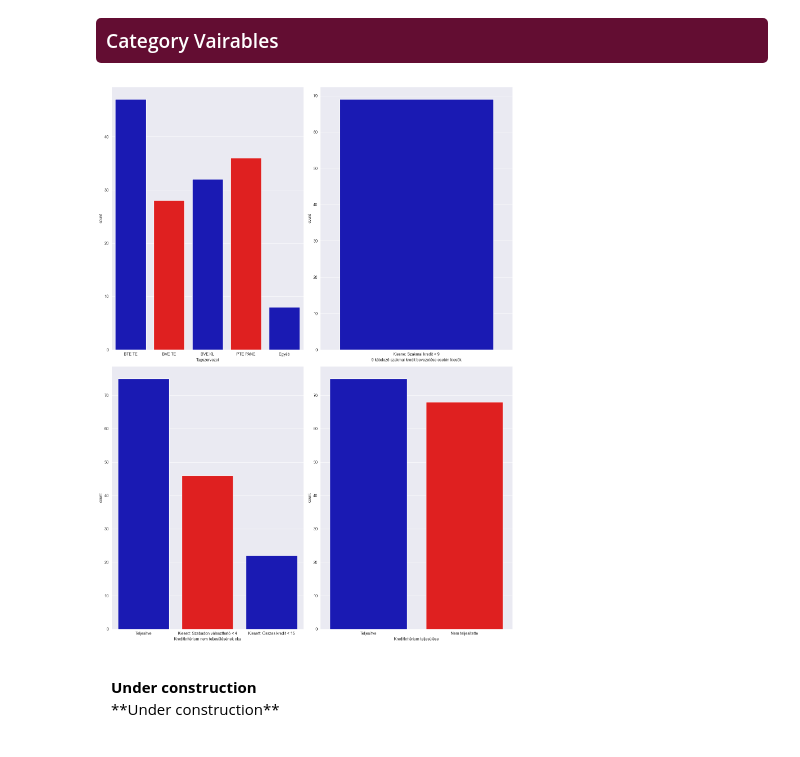
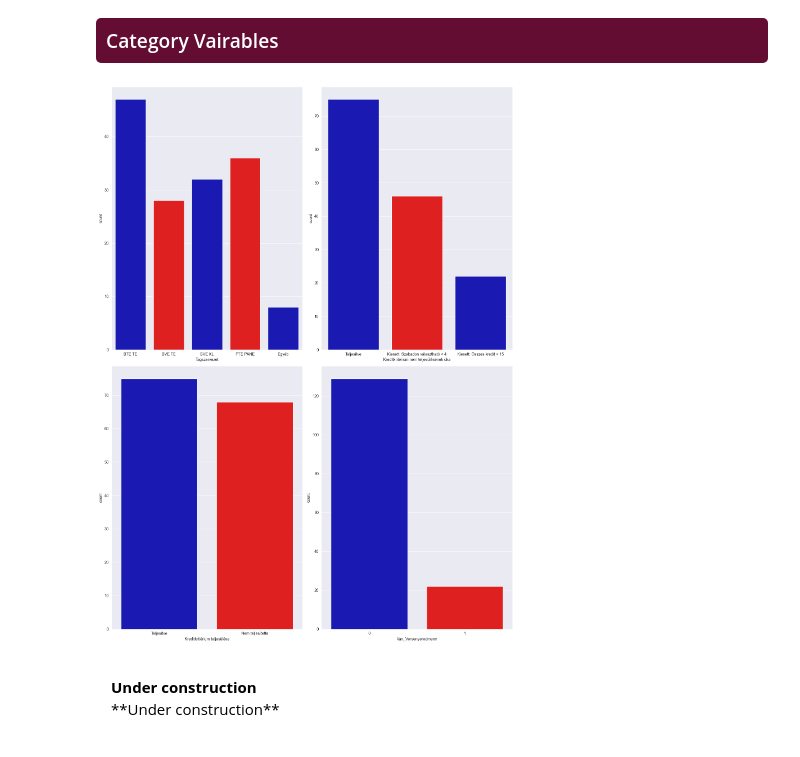
Before and after one commit to Keneseb/Uni_student_club_student_elimination_predictor, a Jupyter notebook: ellimination_predictor.ipynb, the cells around one changed output. Drawn from its saved outputs; the diff is of its cells as text; code cells hidden in the pictures.

Commit message:
fix: categorical var. updated

```diff
--- a/ellimination_predictor.ipynb
+++ b/ellimination_predictor.ipynb
@@ -141,26 +141,26 @@ target_variables(df)
 # %%
 def category_vairables(dataframe: pd.DataFrame) -> None:
 
     binary_palette = ["mediumblue", "red"]
 
 
-    categorical_variables = ["Tagszervezet", "9 kötelező szakmai kredit bevezetése esetén kiesők", "Kreditkritérium nem teljesülésének oka", "Kreditkritérium teljesülése"]
+    categorical_variables = ["Tagszervezet", "Kreditkritérium nem teljesülésének oka", "Kreditkritérium teljesülése", "Van_Versenyeredmeny"]
 
 
     fig, axes = plt.subplots(nrows=2, ncols=2, figsize=(15,20))
 
     for var, subplot in zip(categorical_variables, axes.flatten()):
         sns.countplot(x=var, data=dataframe, ax=subplot, palette=binary_palette)
         for label in subplot.get_xticklabels():
            label.set_rotation(0)
 
 
     plt.tight_layout()
     plt.show()
 
 category_vairables(df)
 # %% [output]
-[figure, old version]
+[figure, new version]
 # %% [markdown]
 <div style="background-color: white; color: black; padding: 15px; border-radius: 5px;">
 <b> Under construction</b>
```
